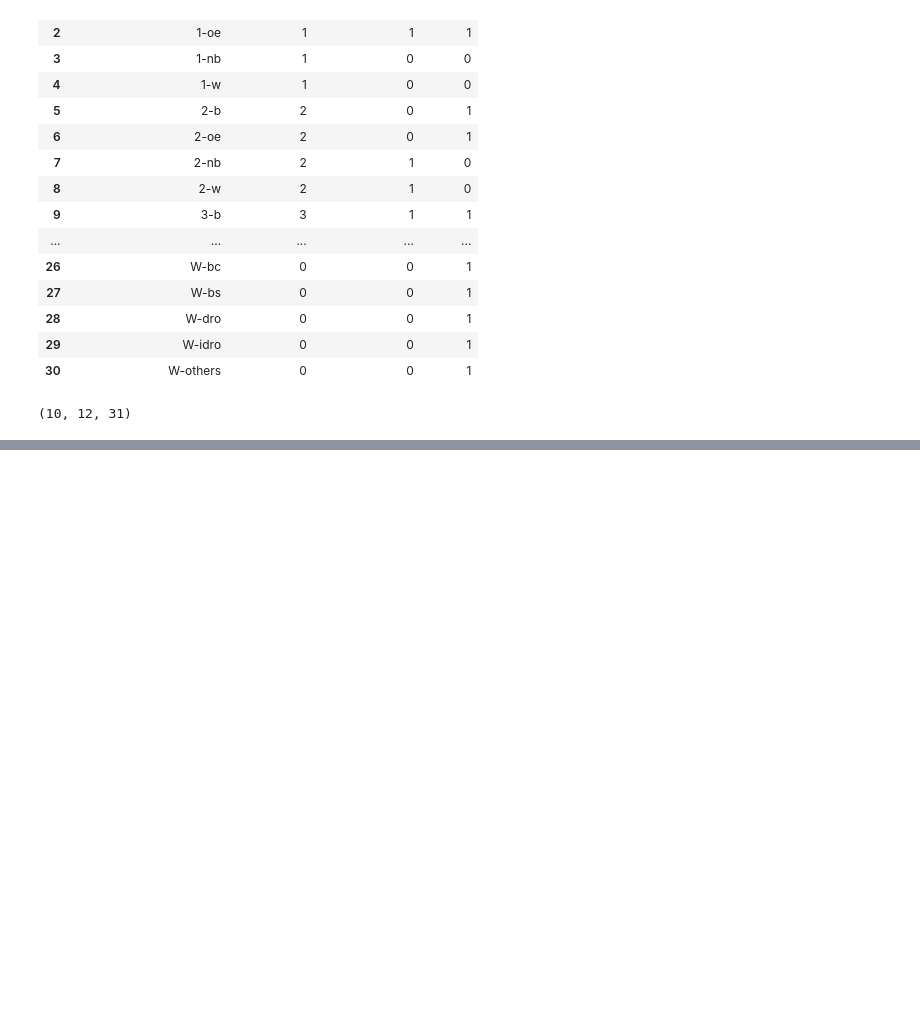
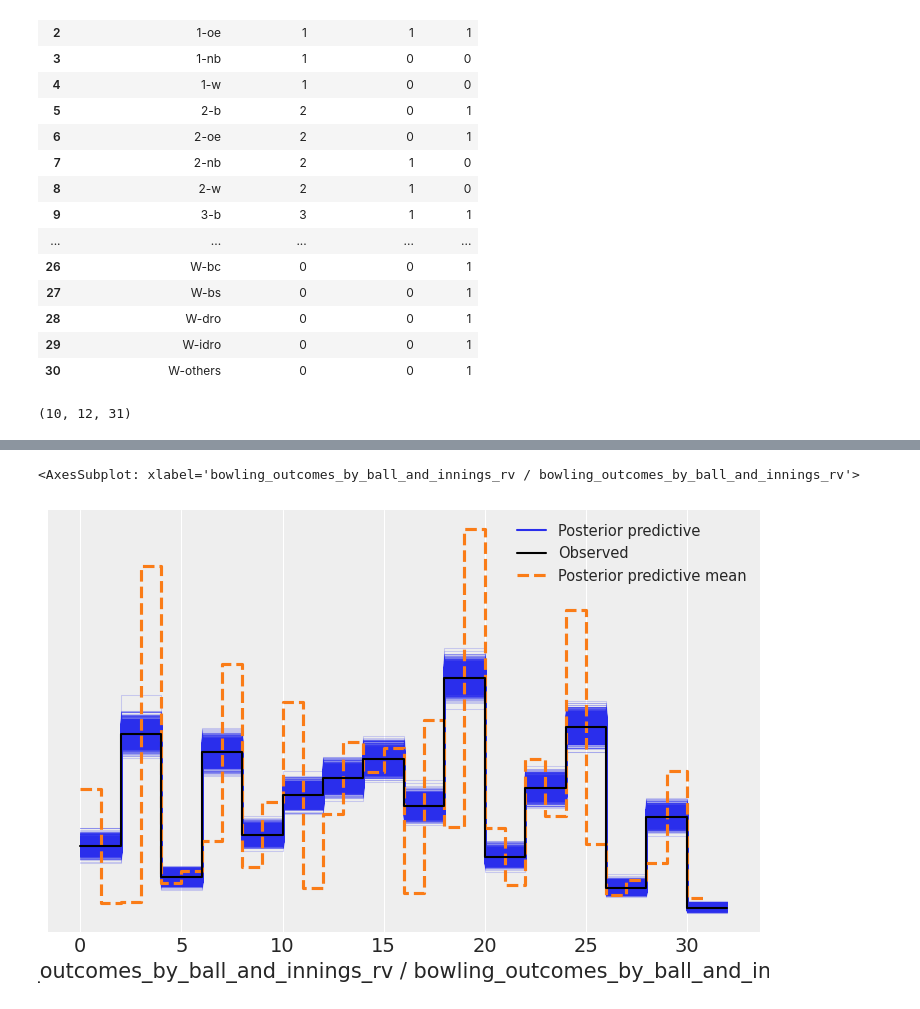
Before and after one commit to SouthridgeCorp/player-outcome-predictor, a Jupyter notebook: notebooks/bowling_outcomes_by_ball_first_innings_model.ipynb, the cells around one changed output, grey strips where cells are left out. Cells and saved outputs as stored; diff of their text form; code cells hidden in the pictures; blank space fills up the shorter version.

```diff
--- a/notebooks/bowling_outcomes_by_ball_first_innings_model.ipynb
+++ b/notebooks/bowling_outcomes_by_ball_first_innings_model.ipynb
@@ -354,0 +517,5 @@ NameError: name 'batter_id_index' is not defined
+# %%
+az.plot_ppc(idata)
+# %% [output]
+<AxesSubplot: xlabel='bowling_outcomes_by_ball_and_innings_rv / bowling_outcomes_by_ball_and_innings_rv'>
+[figure, added]
```
Also changed, not shown: parts of 56 cells of this notebook, 4 other files.
